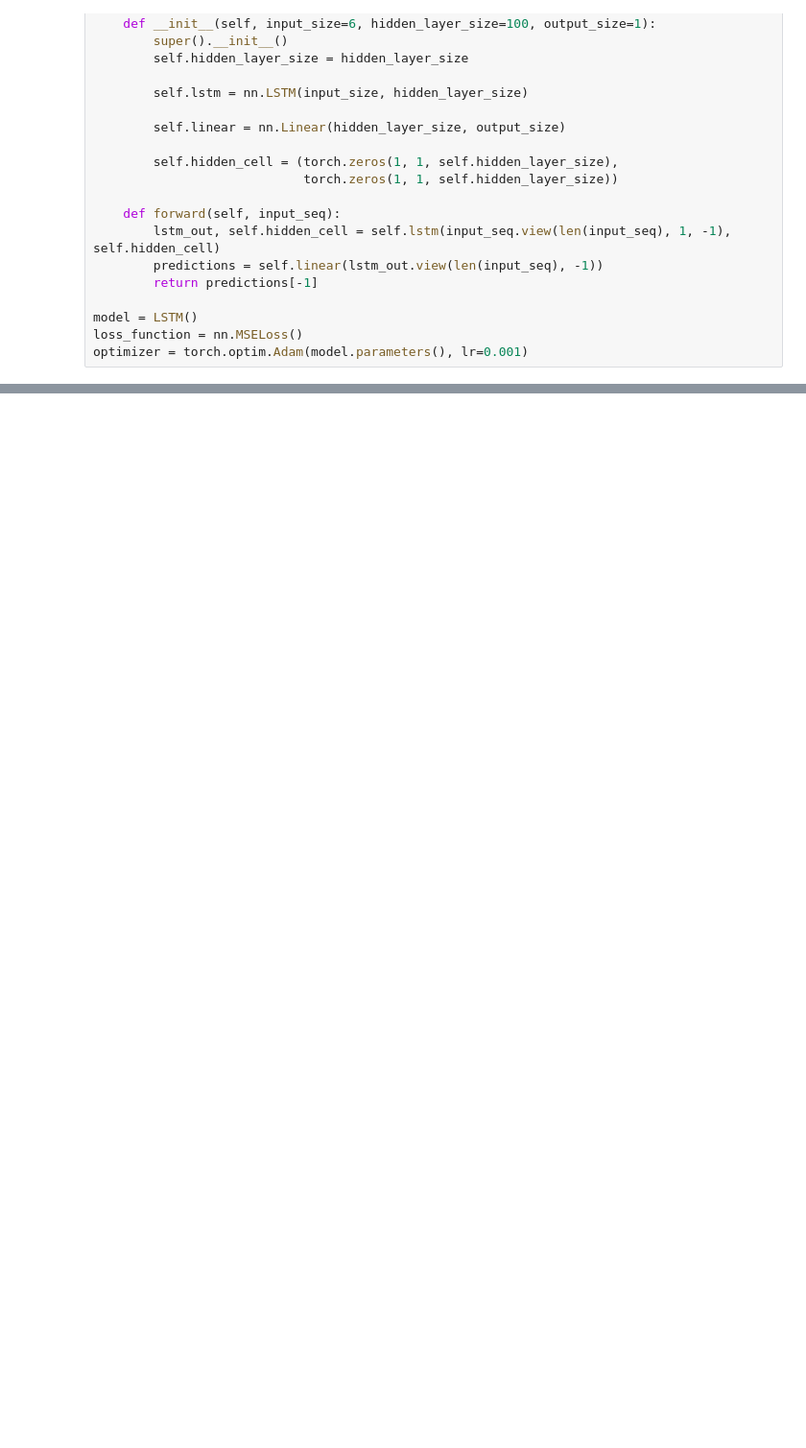
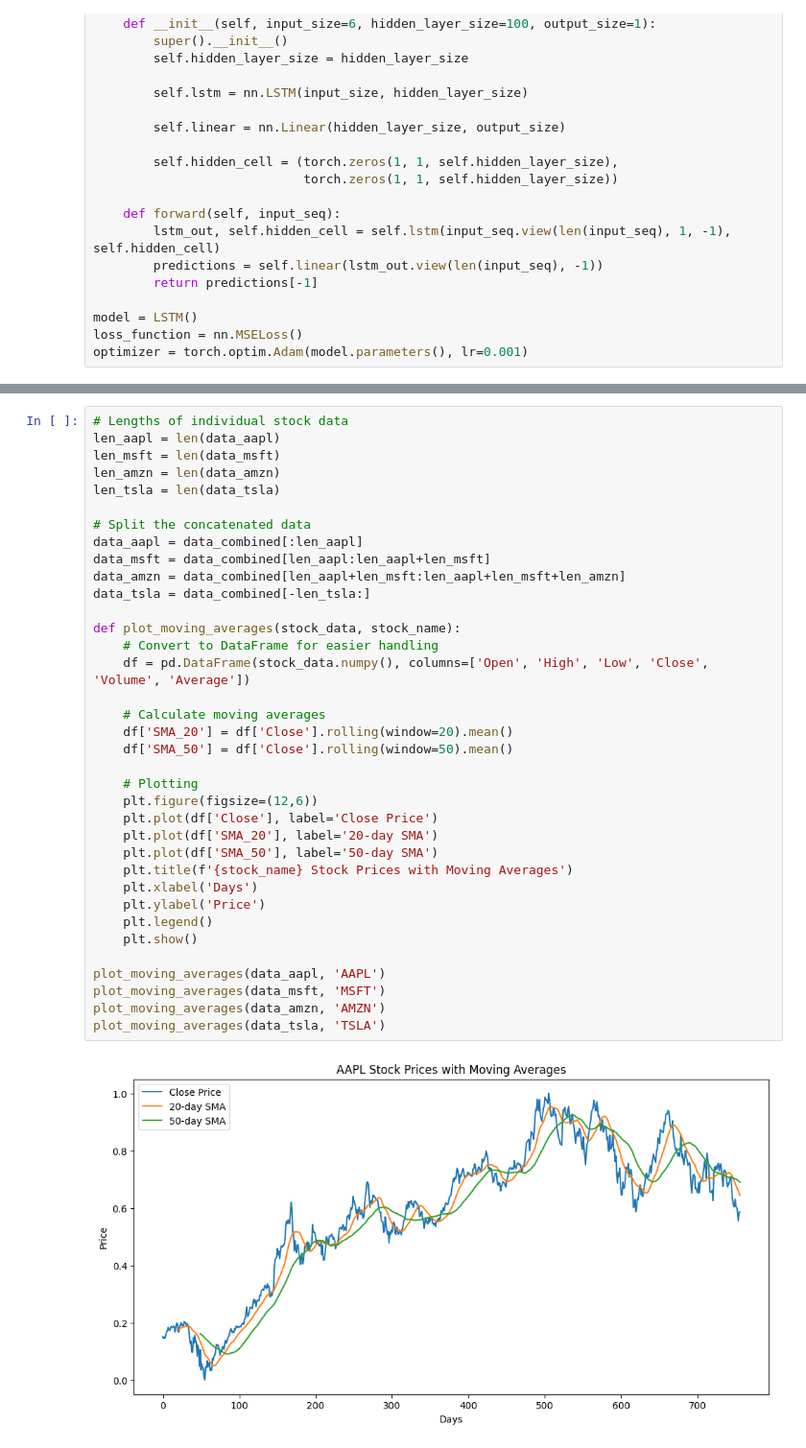
Before and after one commit to Sagargupta16/Stock-market-prediction, a Jupyter notebook: SMP.ipynb, the cells around one changed output, grey strips where cells are left out. Shown at 96% size. Saved outputs shown, nothing was run; the diff lists cells and outputs as text; blank space fills up the shorter version.

```diff
--- a/SMP.ipynb
+++ b/SMP.ipynb
@@ -161,0 +204,38 @@ Mean Squared Error: 11.248650886318787
+# %%
+# Lengths of individual stock data
+len_aapl = len(data_aapl)
+len_msft = len(data_msft)
+len_amzn = len(data_amzn)
+len_tsla = len(data_tsla)
+
+# Split the concatenated data
+data_aapl = data_combined[:len_aapl]
+data_msft = data_combined[len_aapl:len_aapl+len_msft]
+data_amzn = data_combined[len_aapl+len_msft:len_aapl+len_msft+len_amzn]
+data_tsla = data_combined[-len_tsla:]
+
+def plot_moving_averages(stock_data, stock_name):
+    # Convert to DataFrame for easier handling
+    df = pd.DataFrame(stock_data.numpy(), columns=['Open', 'High', 'Low', 'Close', 'Volume', 'Average'])
+
+    # Calculate moving averages
+    df['SMA_20'] = df['Close'].rolling(window=20).mean()
+    df['SMA_50'] = df['Close'].rolling(window=50).mean()
+
+    # Plotting
+    plt.figure(figsize=(12,6))
+    plt.plot(df['Close'], label='Close Price')
+    plt.plot(df['SMA_20'], label='20-day SMA')
+    plt.plot(df['SMA_50'], label='50-day SMA')
+    plt.title(f'{stock_name} Stock Prices with Moving Averages')
+    plt.xlabel('Days')
+    plt.ylabel('Price')
+    plt.legend()
+    plt.show()
+
+plot_moving_averages(data_aapl, 'AAPL')
+plot_moving_averages(data_msft, 'MSFT')
+plot_moving_averages(data_amzn, 'AMZN')
+plot_moving_averages(data_tsla, 'TSLA')
+# %% [output]
+[figure, added]
```
Also changed, not shown: parts of 7 cells of this notebook.
